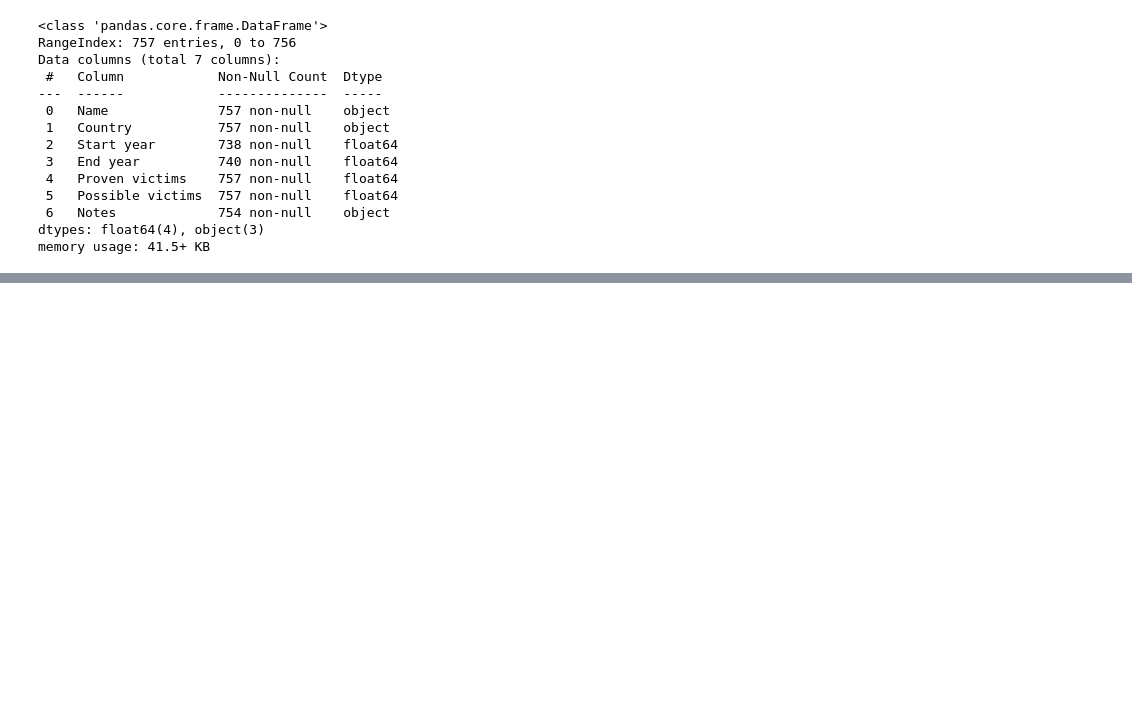
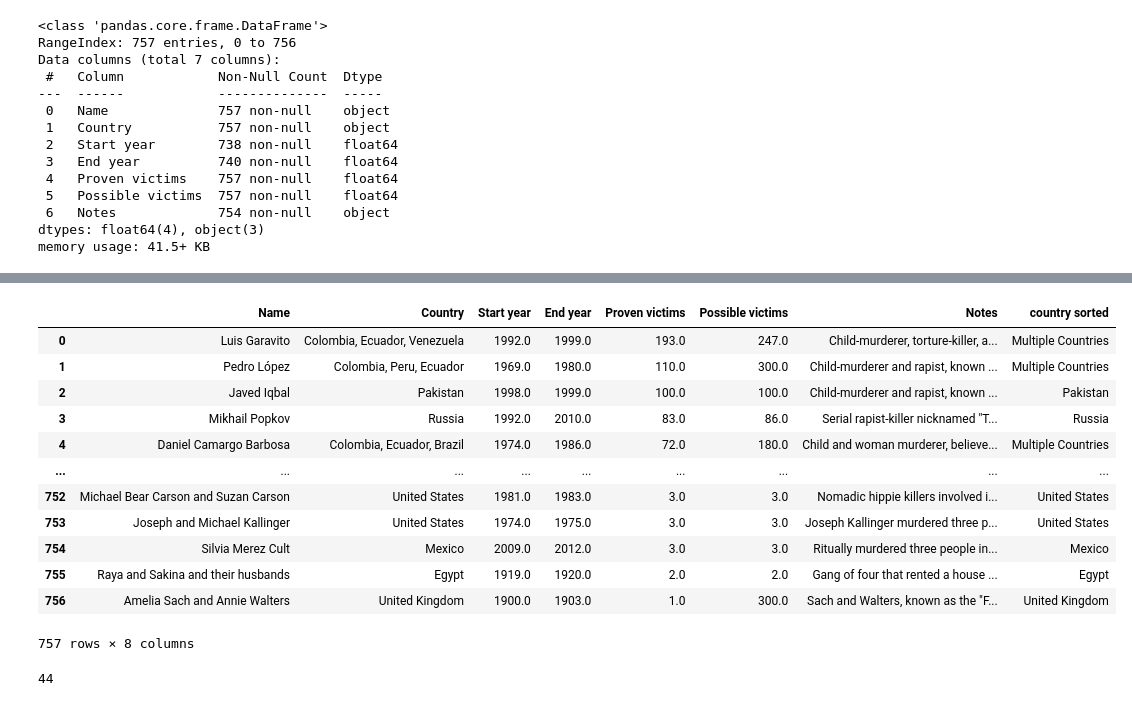
Before and after one commit to CibiPB/project-da-promo-49-modulo-4, a Jupyter notebook: version1.ipynb, the cells around one changed output, grey strips where cells are left out. Cells and saved outputs as stored; diff of their text form; code cells hidden in the pictures; blank space fills up the shorter version.

```diff
--- a/version1.ipynb
+++ b/version1.ipynb
@@ -193,0 +322,28 @@ memory usage: 41.5+ KB
+# %%
+def categorize_multiple_countries(country_series):
+    return country_series.apply(lambda x: "Multiple Countries" if ',' in x else x)
+# %%
+df_2_country_sorted = pd.DataFrame({'Country': df_2_a["Country"]})
+
+# Aplica a função
+df_2_a['country sorted'] = categorize_multiple_countries(df_2_a['Country'])
+
+display(df_2_a)
+# %% [output]
+|  | Name | Country | Start year | End year | Proven victims | Possible victims | Notes | country sorted |
+| 0 | Luis Garavito | Colombia, Ecuador, Venezuela | 1992.0 | 1999.0 | 193.0 | 247.0 | Child-murderer, torture-killer, a... | Multiple Countries |
+| 1 | Pedro López | Colombia, Peru, Ecuador | 1969.0 | 1980.0 | 110.0 | 300.0 | Child-murderer and rapist, known ... | Multiple Countries |
+| 2 | Javed Iqbal | Pakistan | 1998.0 | 1999.0 | 100.0 | 100.0 | Child-murderer and rapist, known ... | Pakistan |
+| 3 | Mikhail Popkov | Russia | 1992.0 | 2010.0 | 83.0 | 86.0 | Serial rapist-killer nicknamed "T... | Russia |
+| 4 | Daniel Camargo Barbosa | Colombia, Ecuador, Brazil | 1974.0 | 1986.0 | 72.0 | 180.0 | Child and woman murderer, believe... | Multiple Countries |
+| ... | ... | ... | ... | ... | ... | ... | ... | ... |
+| 752 | Michael Bear Carson and Suzan Carson | United States | 1981.0 | 1983.0 | 3.0 | 3.0 | Nomadic hippie killers involved i... | United States |
+| 753 | Joseph and Michael Kallinger | United States | 1974.0 | 1975.0 | 3.0 | 3.0 | Joseph Kallinger murdered three p... | United States |
+| 754 | Silvia Merez Cult | Mexico | 2009.0 | 2012.0 | 3.0 | 3.0 | Ritually murdered three people in... | Mexico |
+| 755 | Raya and Sakina and their husbands | Egypt | 1919.0 | 1920.0 | 2.0 | 2.0 | Gang of four that rented a house ... | Egypt |
+| 756 | Amelia Sach and Annie Walters | United Kingdom | 1900.0 | 1903.0 | 1.0 | 300.0 | Sach and Walters, known as the "F... | United Kingdom |
+757 rows × 8 columns
+# %%
+df_2_a[df_2_a["country sorted"]=="Multiple Countries"].shape[0]
+# %% [output]
+44
```
Also changed, not shown: parts of 11 cells of this notebook.
